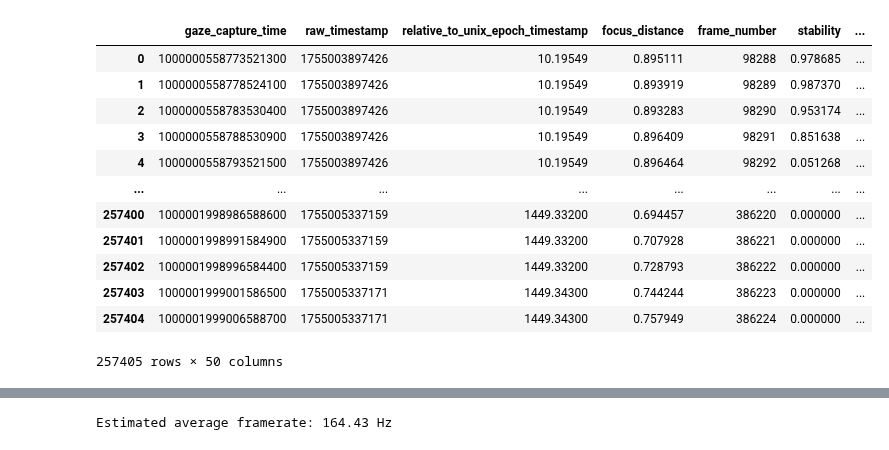
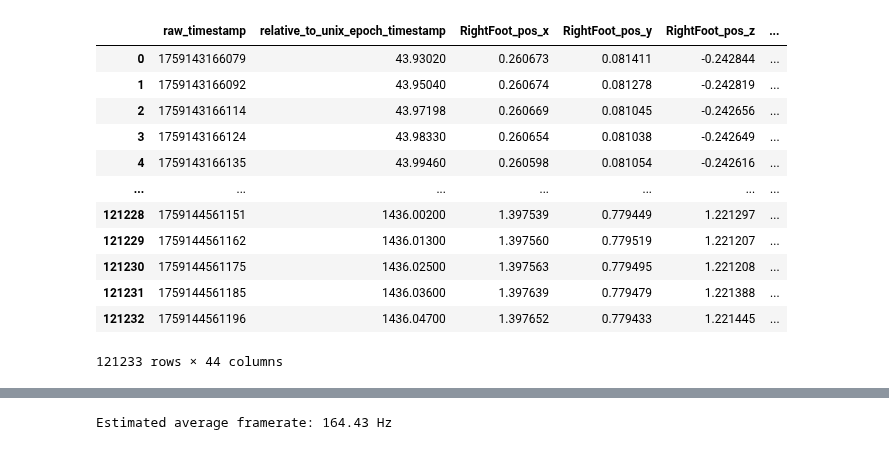
Before and after one commit to JohnMadrid/lego-vr-analysis, a Jupyter notebook: 1_data_analysis_sample_Condition1.ipynb, the cells around one changed output, grey strips where cells are left out. Cells and saved outputs as stored; diff of their text form; code cells hidden in the pictures.

```diff
--- a/1_data_analysis_sample_Condition1.ipynb
+++ b/1_data_analysis_sample_Condition1.ipynb
@@ -1,32 +1,32 @@
 # %%
 import pandas as pd
 import matplotlib.pyplot as plt
 
 # CSV-Data
 # Ensure headers are attached correctly by explicitly specifying header row if needed
 # If the first row of the CSV is the header, this will work as is.
 # If not, adjust header= accordingly (e.g., header=0 or header=None and provide names).
 # df = pd.read_csv("D:/LegoVR/unity-lego-vr/Other_than_in_project_files/ET_Data/P001_ET_Data_2025-07-31_Condition1.csv")
-df = pd.read_csv("D:/LegoVR/unity-lego-vr/Other_than_in_project_files/ET_Data/test3_ET_Data_2025-08-12.csv")
+df = pd.read_csv("D:/LegoVR/unity-lego-vr/Other_than_in_project_files/BT_Data/TestONBOARDING_BT_Data_2025-09-29.csv")
 # df = pd.read_csv("D:/LegoVR/unity-lego-vr/Other_than_in_project_files/BT_Data/01_BT_Data_2025-08-08.csv")
 # Optionally, print the columns to verify correct header attachment
 # print("Loaded columns:", df.columns.tolist())
 
 df
 # %% [output]
-|  | gaze_capture_time | raw_timestamp | relative_to_unix_epoch_timestamp | focus_distance | frame_number | stability | ... |
-| 0 | 1000000558773521300 | 1755003897426 | 10.19549 | 0.895111 | 98288 | 0.978685 | ... |
-| 1 | 1000000558778524100 | 1755003897426 | 10.19549 | 0.893919 | 98289 | 0.987370 | ... |
-| 2 | 1000000558783530400 | 1755003897426 | 10.19549 | 0.893283 | 98290 | 0.953174 | ... |
-| 3 | 1000000558788530900 | 1755003897426 | 10.19549 | 0.896409 | 98291 | 0.851638 | ... |
-| 4 | 1000000558793521500 | 1755003897426 | 10.19549 | 0.896464 | 98292 | 0.051268 | ... |
-| ... | ... | ... | ... | ... | ... | ... | ... |
-| 257400 | 1000001998986588600 | 1755005337159 | 1449.33200 | 0.694457 | 386220 | 0.000000 | ... |
-| 257401 | 1000001998991584900 | 1755005337159 | 1449.33200 | 0.707928 | 386221 | 0.000000 | ... |
-| 257402 | 1000001998996584400 | 1755005337159 | 1449.33200 | 0.728793 | 386222 | 0.000000 | ... |
-| 257403 | 1000001999001586500 | 1755005337171 | 1449.34300 | 0.744244 | 386223 | 0.000000 | ... |
-| 257404 | 1000001999006588700 | 1755005337171 | 1449.34300 | 0.757949 | 386224 | 0.000000 | ... |
+|  | raw_timestamp | relative_to_unix_epoch_timestamp | RightFoot_pos_x | RightFoot_pos_y | RightFoot_pos_z | ... |
+| 0 | 1759143166079 | 43.93020 | 0.260673 | 0.081411 | -0.242844 | ... |
+| 1 | 1759143166092 | 43.95040 | 0.260674 | 0.081278 | -0.242819 | ... |
+| 2 | 1759143166114 | 43.97198 | 0.260669 | 0.081045 | -0.242656 | ... |
+| 3 | 1759143166124 | 43.98330 | 0.260654 | 0.081038 | -0.242649 | ... |
+| 4 | 1759143166135 | 43.99460 | 0.260598 | 0.081054 | -0.242616 | ... |
+| ... | ... | ... | ... | ... | ... | ... |
+| 121228 | 1759144561151 | 1436.00200 | 1.397539 | 0.779449 | 1.221297 | ... |
+| 121229 | 1759144561162 | 1436.01300 | 1.397560 | 0.779519 | 1.221207 | ... |
+| 121230 | 1759144561175 | 1436.02500 | 1.397563 | 0.779495 | 1.221208 | ... |
+| 121231 | 1759144561185 | 1436.03600 | 1.397639 | 0.779479 | 1.221388 | ... |
+| 121232 | 1759144561196 | 1436.04700 | 1.397652 | 0.779433 | 1.221445 | ... |
-257405 rows × 50 columns
+121233 rows × 44 columns
 # %%
 df.columns
 # %% [output]
```
Also changed, not shown: 3 other files.
